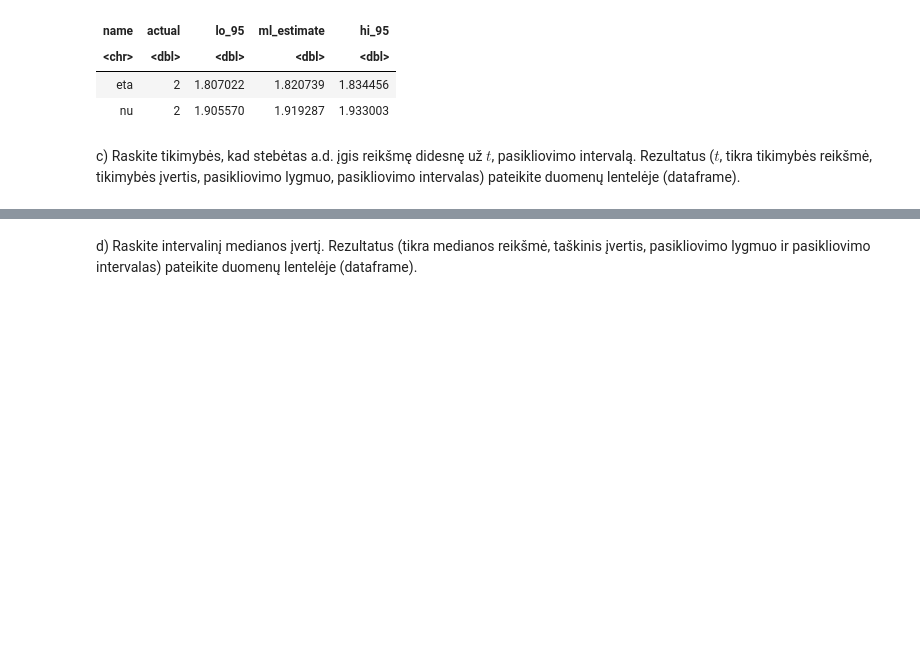
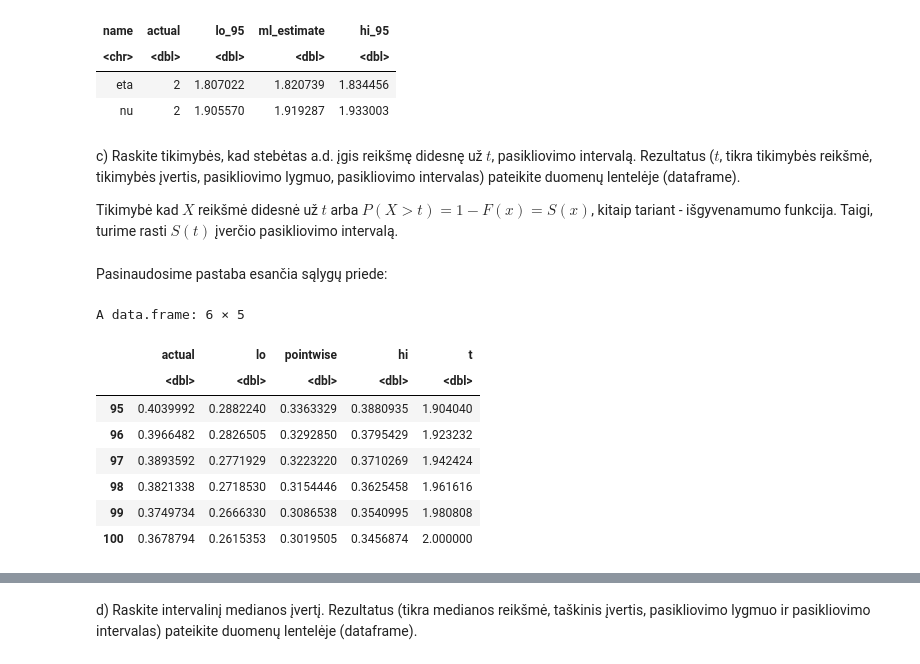
Before and after one commit to vabalas/pns-tasks, a Jupyter notebook: part-2/task-1.ipynb, the cells around one changed output, grey strips where cells are left out. Saved outputs shown, nothing was run; the diff lists cells and outputs as text; code cells hidden in the pictures; blank space fills up the shorter version.

```diff
--- a/part-2/task-1.ipynb
+++ b/part-2/task-1.ipynb
@@ -109,12 +111,12 @@ mle_asymptotic_ci <- function(mle, sample_size) {
 
         lapply(mle_estimates, function(e) {
             variance <- fishers_inverse[i, i]
-            bias <- sqrt(variance) * qnorm(alpha_half, lower.tail = FALSE) / sqrt_size
+            shift <- sqrt(variance) * qnorm(alpha_half, lower.tail = FALSE) / sqrt_size
             i <- i + 1
 
             ci <- list(
-                lo = e - bias,
-                hi = e + bias
+                lo = e - shift,
+                hi = e + shift
             )
 
             return(ci)
@@ -125,11 +127,14 @@ mle_asymptotic_ci <- function(mle, sample_size) {
 weibull_ci <- mle_asymptotic_ci(theta_hat_mle, n)
 ci95 <- weibull_ci(0.87)
 # %%
+eta_hat_mle <- theta_hat_mle$estimates[1]
+nu_hat_mle <- theta_hat_mle$estimates[2]
+
 data.frame(
     name = c("eta", "nu"),
     actual = c(eta, nu),
     lo_95 = c(ci95[[1]]$lo, ci95[[2]]$lo),
-    ml_estimate = c(theta_hat_mle$estimates[1], theta_hat_mle$estimates[2]),
+    ml_estimate = c(eta_hat_mle, nu_hat_mle),
     hi_95 = c(ci95[[1]]$hi, ci95[[2]]$hi)
 )
 # %% [output]
@@ -142,3 +147,5 @@ A data.frame: 2 × 5
 c) Raskite tikimybės, kad stebėtas a.d. įgis reikšmę didesnę už $t$, pasikliovimo intervalą.
 Rezultatus ($t$, tikra tikimybės reikšmė, tikimybės įvertis, pasikliovimo lygmuo, pasikliovimo
 intervalas) pateikite duomenų lentelėje (dataframe).
+
+Tikimybė kad $X$ reikšmė didesnė už $t$ arba $P(X > t) = 1 - F(x) = S(x)$, kitaip tariant - išgyvenamumo funkcija. Taigi, turime rasti $S(t)$ įverčio pasikliovimo intervalą.
@@ -144,0 +179,2 @@ intervalas) pateikite duomenų lentelėje (dataframe).
+# %% [markdown]
+Pasinaudosime pastaba esančia sąlygų priede:
@@ -144,0 +218,28 @@ intervalas) pateikite duomenų lentelėje (dataframe).
+# %%
+ts <- seq(0.1, 2, length.out = 100)
+
+df <- data.frame(t(sapply(ts, function(t) {
+    estim <- unname(ci(t))
+    actual <- survival(c(eta, nu))(t)
+
+    c(
+        actual = actual,
+        lo = estim[1],
+        pointwise = estim[2],
+        hi = estim[3]
+    )
+})))
+
+df$t <- ts
+
+tail(df)
+# %% [output]
+A data.frame: 6 × 5
+|  | actual | lo | pointwise | hi | t |
+|  | <dbl> | <dbl> | <dbl> | <dbl> | <dbl> |
+| 95 | 0.4039992 | 0.2882240 | 0.3363329 | 0.3880935 | 1.904040 |
+| 96 | 0.3966482 | 0.2826505 | 0.3292850 | 0.3795429 | 1.923232 |
+| 97 | 0.3893592 | 0.2771929 | 0.3223220 | 0.3710269 | 1.942424 |
+| 98 | 0.3821338 | 0.2718530 | 0.3154446 | 0.3625458 | 1.961616 |
+| 99 | 0.3749734 | 0.2666330 | 0.3086538 | 0.3540995 | 1.980808 |
+| 100 | 0.3678794 | 0.2615353 | 0.3019505 | 0.3456874 | 2.000000 |
```
Also changed, not shown: parts of 11 cells of this notebook.
